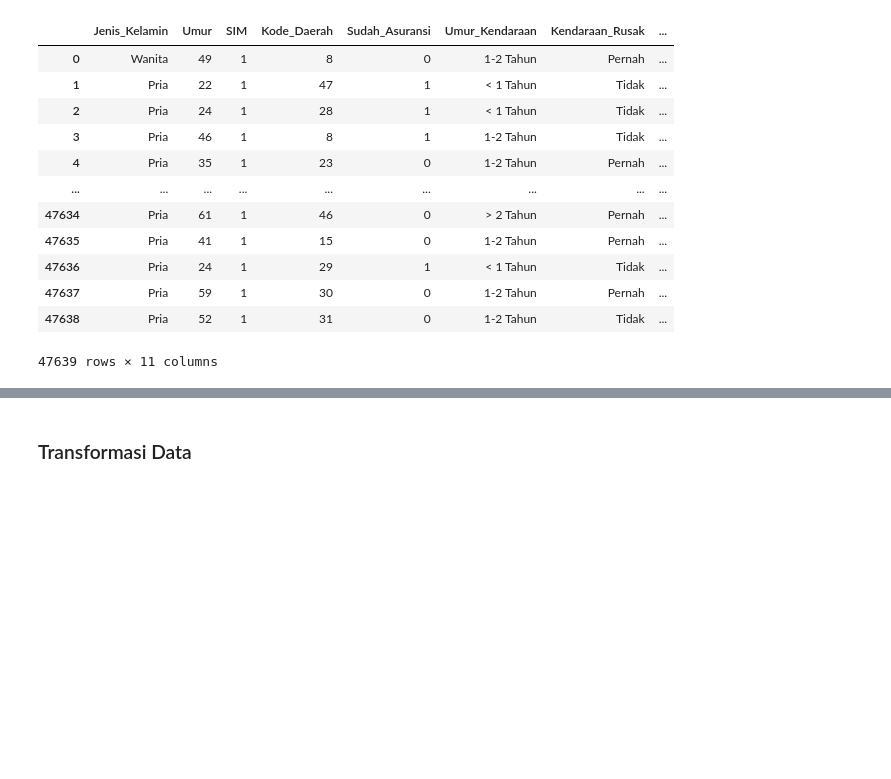
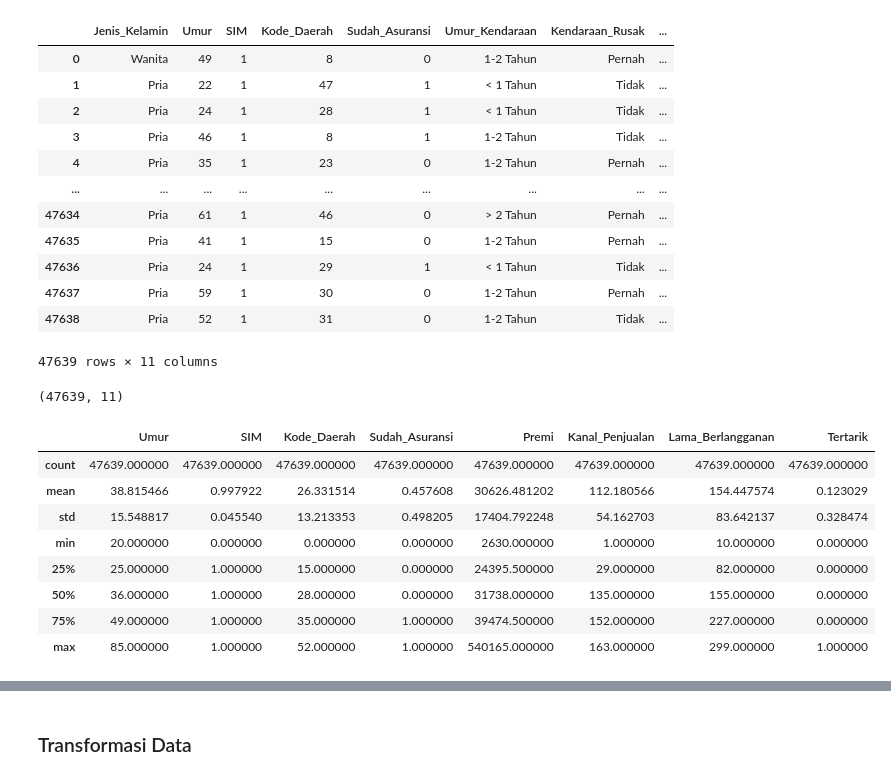
Before and after one commit to raihanmuhith/Classification, a Jupyter notebook: Tubes MCL 2.ipynb, the cells around one changed output, grey strips where cells are left out. Cells and saved outputs as stored; diff of their text form; code cells hidden in the pictures; blank space fills up the shorter version.

```diff
--- a/Tubes MCL 2.ipynb
+++ b/Tubes MCL 2.ipynb
@@ -350,3 +352,23 @@ df_test
 | 47637 | Pria | 59 | 1 | 30 | 0 | 1-2 Tahun | Pernah | ... |
 | 47638 | Pria | 52 | 1 | 31 | 0 | 1-2 Tahun | Tidak | ... |
 47639 rows × 11 columns
+# %%
+# cek baris dan kolom dari data test
+
+df_test.shape
+# %% [output]
+(47639, 11)
+# %%
+# deskripsi simple statistik dari data test
+
+df_test.describe()
+# %% [output]
+|  | Umur | SIM | Kode_Daerah | Sudah_Asuransi | Premi | Kanal_Penjualan | Lama_Berlangganan | Tertarik |
+| count | 47639.000000 | 47639.000000 | 47639.000000 | 47639.000000 | 47639.000000 | 47639.000000 | 47639.000000 | 47639.000000 |
+| mean | 38.815466 | 0.997922 | 26.331514 | 0.457608 | 30626.481202 | 112.180566 | 154.447574 | 0.123029 |
+| std | 15.548817 | 0.045540 | 13.213353 | 0.498205 | 17404.792248 | 54.162703 | 83.642137 | 0.328474 |
+| min | 20.000000 | 0.000000 | 0.000000 | 0.000000 | 2630.000000 | 1.000000 | 10.000000 | 0.000000 |
+| 25% | 25.000000 | 1.000000 | 15.000000 | 0.000000 | 24395.500000 | 29.000000 | 82.000000 | 0.000000 |
+| 50% | 36.000000 | 1.000000 | 28.000000 | 0.000000 | 31738.000000 | 135.000000 | 155.000000 | 0.000000 |
+| 75% | 49.000000 | 1.000000 | 35.000000 | 1.000000 | 39474.500000 | 152.000000 | 227.000000 | 0.000000 |
+| max | 85.000000 | 1.000000 | 52.000000 | 1.000000 | 540165.000000 | 163.000000 | 299.000000 | 1.000000 |
```
Also changed, not shown: parts of 3 cells of this notebook, 2 other files.
